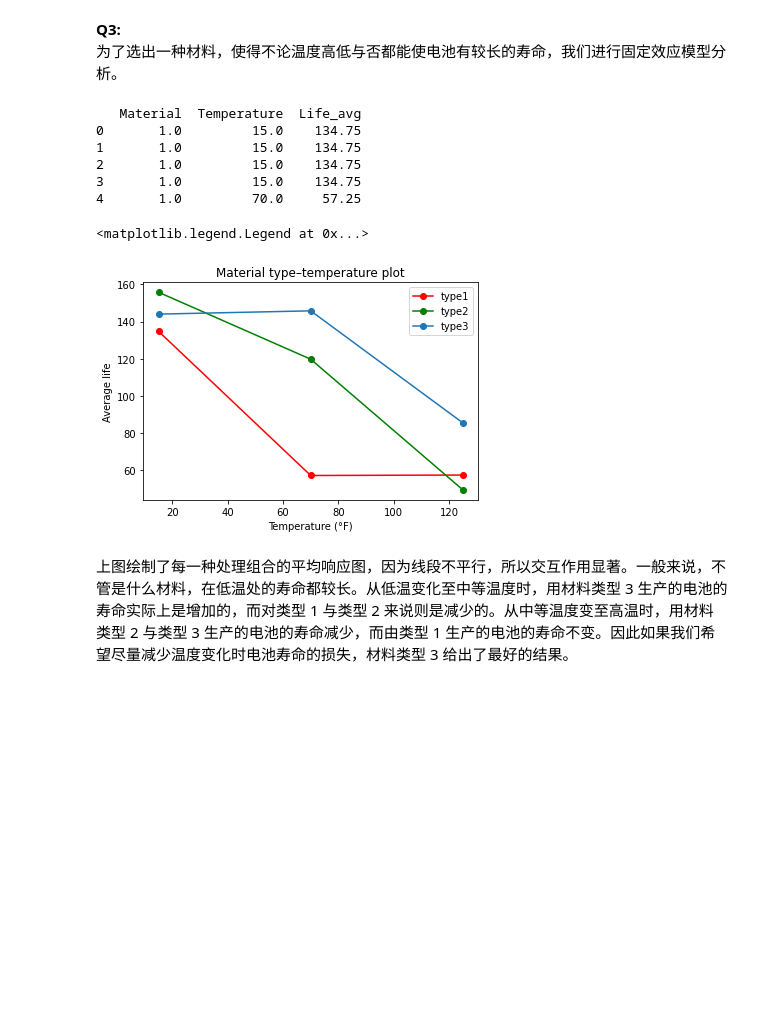
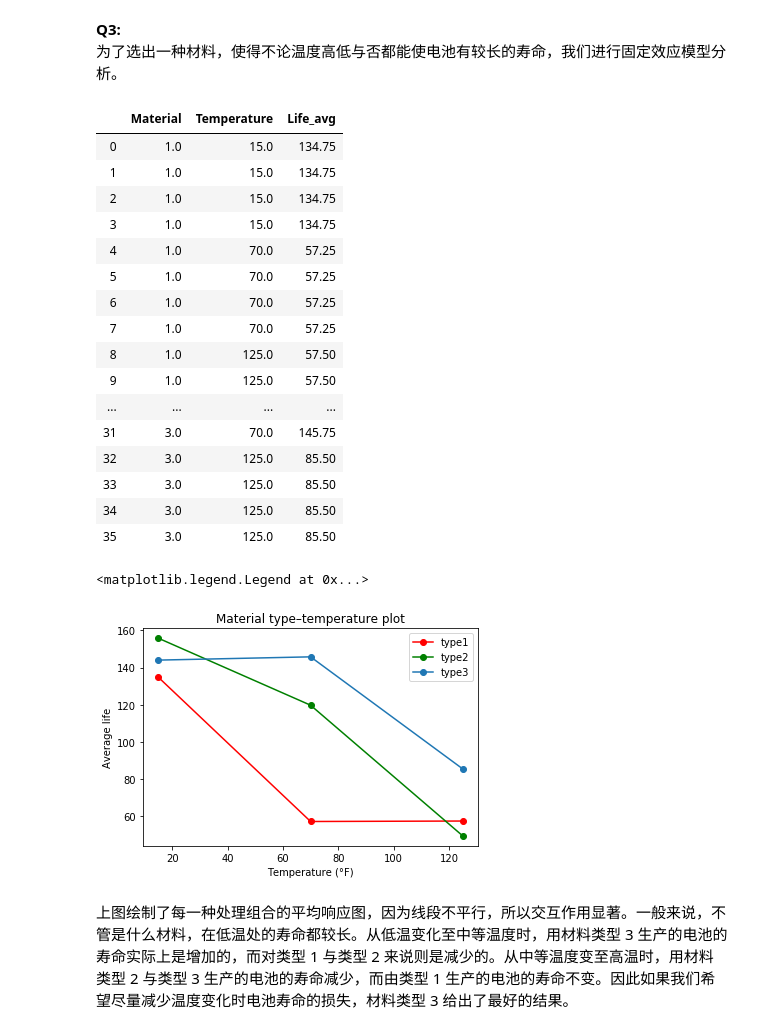
Before and after one commit to chixinn/ClassNotes4S2021, a Jupyter notebook: Two-way ANOVA/实验课课件/Two-way ANOVA.ipynb, the cells around one changed output. Saved outputs shown, nothing was run; the diff lists cells and outputs as text; code cells hidden in the pictures; blank space fills up the shorter version.

```diff
--- a/Two-way ANOVA/实验课课件/Two-way ANOVA.ipynb
+++ b/Two-way ANOVA/实验课课件/Two-way ANOVA.ipynb
@@ -238,16 +238,34 @@ Text(0, 0.5, 'e_ijk')
 # %% [markdown]
 **Q3:**
 为了选出一种材料，使得不论温度高低与否都能使电池有较长的寿命，我们进行固定效应模型分析。
+# %%
+# 固定效应模型分析
+data_avg = data.astype(float) * 1
+for i in range(a):
+    for j in list_temp:
+        cnt = data[(data[:,0] == i + 1) & (data[:,1] == j),2]
+        data_avg[(data_avg[:,0] == i + 1) & (data_avg[:,1] == j),2] = np.mean(cnt)
+df = pd.DataFrame(data_avg, columns = ['Material', 'Temperature', 'Life_avg'])
+df
+# %% [output]
+|  | Material | Temperature | Life_avg |
+| 0 | 1.0 | 15.0 | 134.75 |
+| 1 | 1.0 | 15.0 | 134.75 |
+| 2 | 1.0 | 15.0 | 134.75 |
+| 3 | 1.0 | 15.0 | 134.75 |
+| 4 | 1.0 | 70.0 | 57.25 |
+| 5 | 1.0 | 70.0 | 57.25 |
+| 6 | 1.0 | 70.0 | 57.25 |
+| 7 | 1.0 | 70.0 | 57.25 |
+| 8 | 1.0 | 125.0 | 57.50 |
+| 9 | 1.0 | 125.0 | 57.50 |
+| ... | ... | ... | ... |
+| 31 | 3.0 | 70.0 | 145.75 |
+| 32 | 3.0 | 125.0 | 85.50 |
+| 33 | 3.0 | 125.0 | 85.50 |
+| 34 | 3.0 | 125.0 | 85.50 |
+| 35 | 3.0 | 125.0 | 85.50 |
 # %%
-# 固定效应模型分析
-data_avg = data.astype(float) * 1
-for i in range(a):
-    for j in list_temp:
-        cnt = data[(data[:,0] == i + 1) & (data[:,1] == j),2]
-        data_avg[(data_avg[:,0] == i + 1) & (data_avg[:,1] == j),2] = np.mean(cnt)
-df = pd.DataFrame(data_avg, columns = ['Material', 'Temperature', 'Life_avg'])
-print(df.head())
-
 type1 = data_avg[[0,4,8], 2]
 type2 = data_avg[[12,16,20], 2]
 type3 = data_avg[[24,28,32], 2]
@@ -264,14 +282,8 @@ plt.xlabel('Temperature (°F)')
 plt.ylabel('Average life')
 plt.legend(['type1', 'type2', 'type3'])
 # %% [output]
-   Material  Temperature  Life_avg
-0       1.0         15.0    134.75
-1       1.0         15.0    134.75
-2       1.0         15.0    134.75
-3       1.0         15.0    134.75
-4       1.0         70.0     57.25
+<matplotlib.legend.Legend at 0x...>
-<matplotlib.legend.Legend at 0x...>
-[figure, old version]
+[figure, new version]
 # %% [markdown]
 上图绘制了每一种处理组合的平均响应图，因为线段不平行，所以交互作用显著。一般来说，不管是什么材料，在低温处的寿命都较长。从低温变化至中等温度时，用材料类型 3 生产的电池的寿命实际上是增加的，而对类型 1 与类型 2 来说则是减少的。从中等温度变至高温时，用材料类型 2 与类型 3 生产的电池的寿命减少，而由类型 1 生产的电池的寿命不变。因此如果我们希望尽量减少温度变化时电池寿命的损失，材料类型 3 给出了最好的结果。
 # %% [markdown]
```
Also changed, not shown: parts of 7 cells of this notebook, 2 other files.
